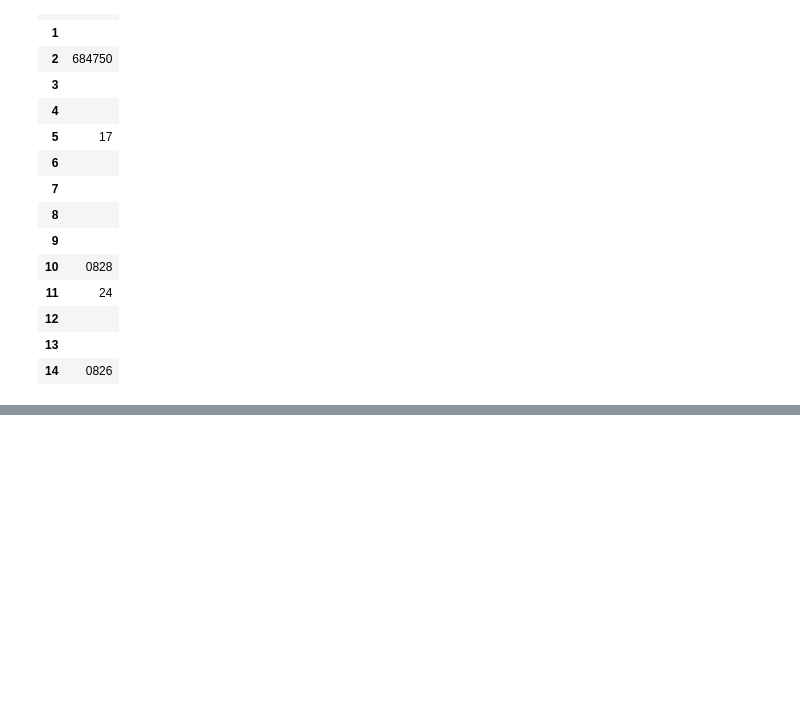
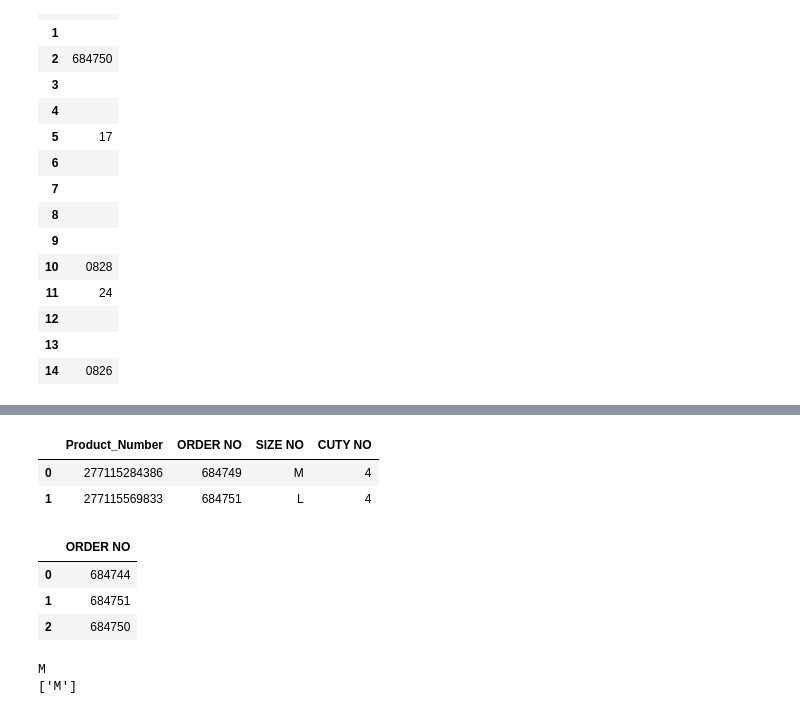
Before and after one commit to jinhuioh/jupyter_colab_deskTop, a Jupyter notebook: beautifulsoup_download_crowling.ipynb, the cells around one changed output, grey strips where cells are left out. Drawn from its saved outputs; the diff is of its cells as text; code cells hidden in the pictures; blank space fills up the shorter version.

```diff
--- a/beautifulsoup_download_crowling.ipynb
+++ b/beautifulsoup_download_crowling.ipynb
@@ -195,0 +200,14 @@ num_data = df_list_num.to_csv("상품번호.csv", mode='w', encoding='utf-8', in
+# %%
+# 메일 읽기
+#log\.login
+read_mail = 'strong.mail_title'
+rmail_btn = driver.find_element(By.CSS_SELECTOR,read_mail)
+rmail_btn.click()
+time.sleep(2)
+# %%
+# 메일 읽고 삭제하기
+#readBtnMenu > div.buttonSet > span:nth-child(2) > button.b.primary.lft.do_delete._c1\(mlCore\|deleteMail\)
+delete_mail = 'span:nth-child(2) > button.b.primary.lft.do_delete._c1\(mlCore\|deleteMail\)'
+dmail_btn = driver.find_element(By.CSS_SELECTOR,delete_mail)
+dmail_btn.click()
+time.sleep(2)
@@ -195,0 +372,18 @@ num_data = df_list_num.to_csv("상품번호.csv", mode='w', encoding='utf-8', in
+# %%
+df_all = pd.DataFrame({'Product_Number':list_product_num2,
+                      'ORDER NO':list_product_num,
+                      'SIZE NO':list_product_num4,
+                      'CUTY NO':list_product_num3})
+# %%
+df_all
+# %% [output]
+|  | Product_Number | ORDER NO | SIZE NO | CUTY NO |
+| 0 | 277115284386 | 684749 | M | 4 |
+| 1 | 277115569833 | 684751 | L | 4 |
+# %%
+df_list_num3
+# %% [output]
+|  | ORDER NO |
+| 0 | 684744 |
+| 1 | 684751 |
+| 2 | 684750 |
@@ -195,0 +394,12 @@ num_data = df_list_num.to_csv("상품번호.csv", mode='w', encoding='utf-8', in
+# %%
+#readFrame > div > xxlink > table > tbody > tr > th > center > table > tbody > tr > th > table:nth-child(2) > tbody > tr > td > table > tbody > tr:nth-child(9) > th > table > tbody > tr > th > table > tbody > tr:nth-child(2) > th:nth-child(2) > table > tbody > tr > th:nth-child(2) > p
+list_product_num4 = []
+pro_num4 = driver.find_elements(By.CSS_SELECTOR, 'th:nth-child(2) > table > tbody > tr > th:nth-child(1) > p > span')
+for pro_titles4 in (pro_num4):
+    pro_split=(pro_titles4.text).split()
+    list_product_num4.append(pro_split[-1])
+    print(list_product_num4)
+    time.sleep(2)
+# %% [output]
+M
+['M']
```
Also changed, not shown: parts of 12 cells of this notebook, 4 other files.
